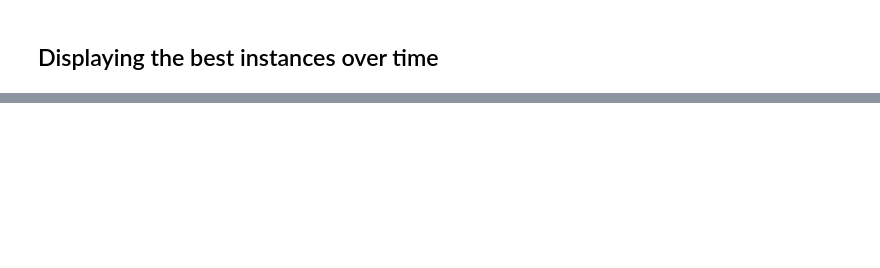
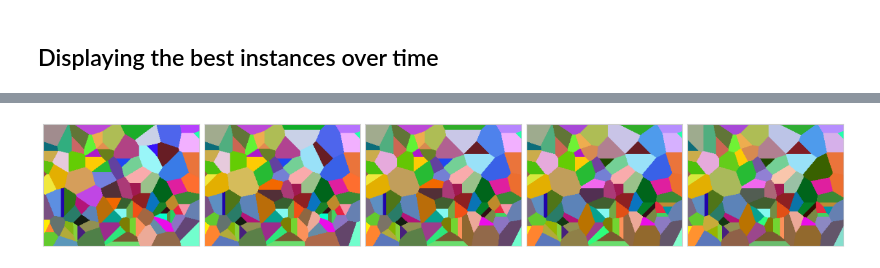
Before and after one commit to JorisWeeda/Evolutionary-Algorithm-Van-Gogh, a Jupyter notebook: analysis.ipynb, the cells around one changed output, grey strips where cells are left out. Drawn from its saved outputs; the diff is of its cells as text; code cells hidden in the pictures; blank space fills up the shorter version.

```diff
--- a/analysis.ipynb
+++ b/analysis.ipynb
@@ -145,0 +202,4 @@ show_progress_over_time((0, 100, 'ONE_POINT', 100, "RANDOM", 500), grid=(1,5))
+# %%
+show_progress_over_time((0, 100, 'RBFNX', 100, "RANDOM", 500), grid=(1,5))
+# %% [output]
+[figure, added]
```
Also changed, not shown: parts of 8 cells of this notebook, 2 other files.
